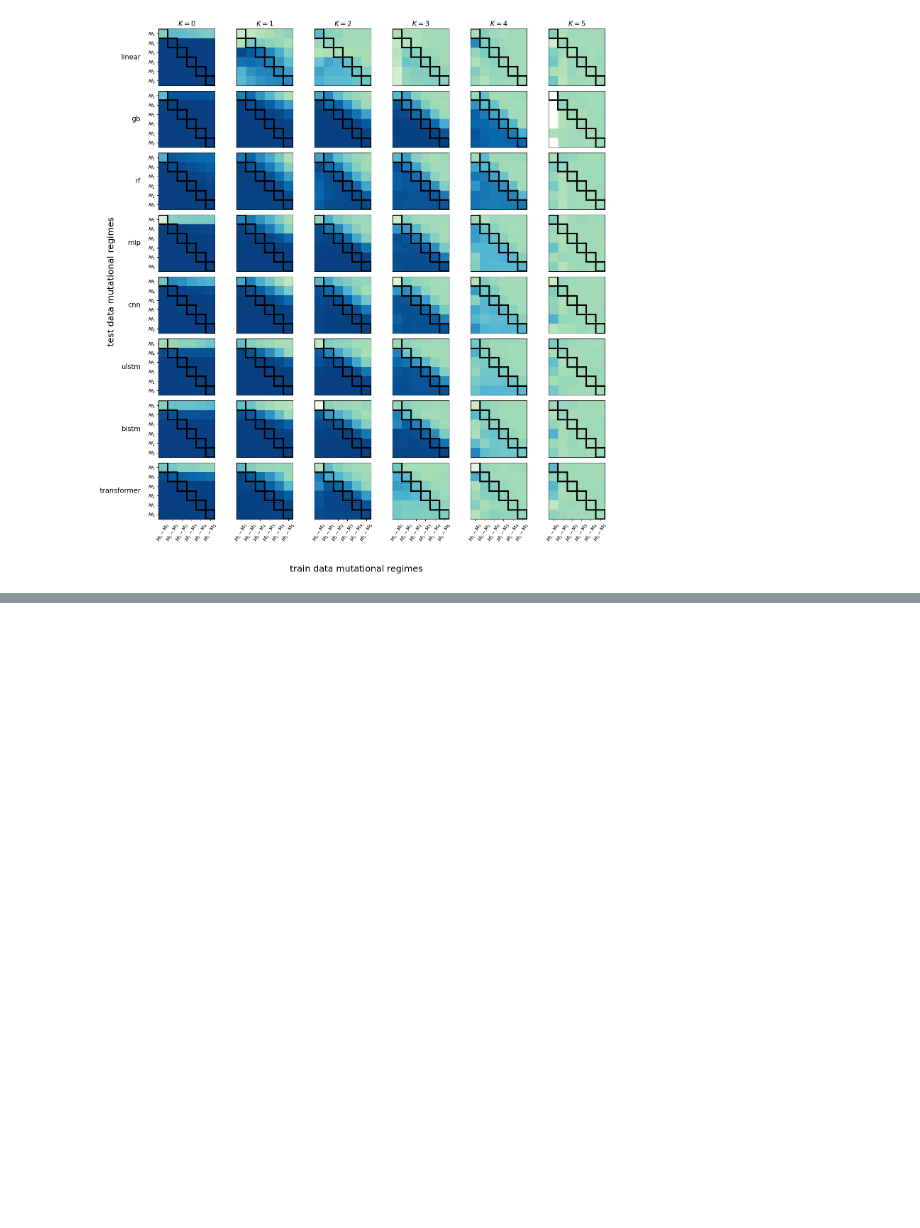
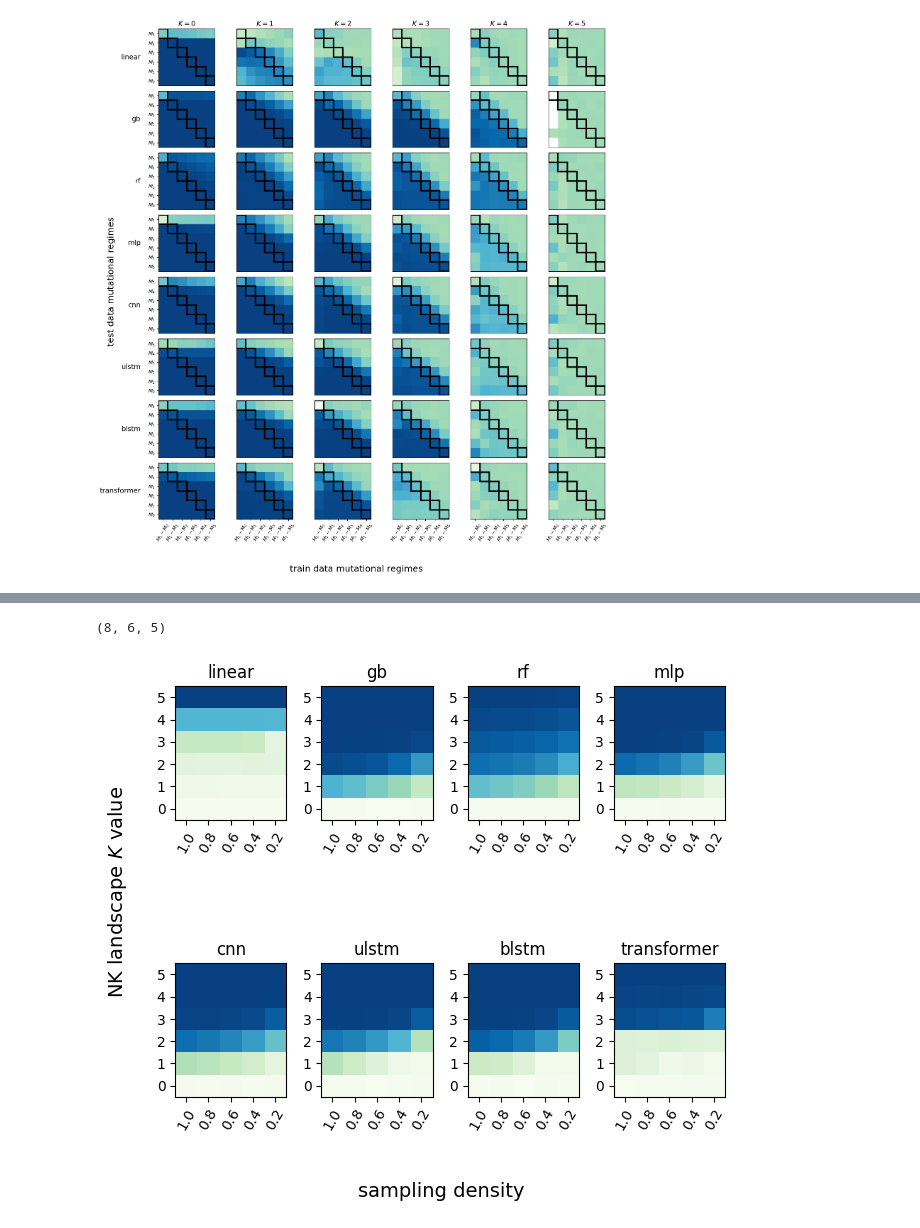
Before and after one commit to RSCJacksonLab/nk-ml, a Jupyter notebook: notebooks/extrapolation_ablation_visualisation.ipynb, the cells around one changed output, grey strips where cells are left out. Saved outputs shown, nothing was run; the diff lists cells and outputs as text; code cells hidden in the pictures; blank space fills up the shorter version.

Commit message:
ablation data visualisation

```diff
--- a/notebooks/extrapolation_visualisation.ipynb
+++ b/notebooks/extrapolation_ablation_visualisation.ipynb
@@ -118,0 +136,80 @@ plt.savefig('../figures/extrapolation_NK.png')
+# %%
+#load data
+with open('../results/ablation_results_NK.pkl', 'rb') as file:
+    abl_results = pickle.load(file)
+# %%
+abl_pearson_results = np.zeros((8,6,4,5))
+# %%
+for model_index, model in enumerate(models):
+    for k_index, k_value in enumerate(abl_results[model].keys()):
+        for repl_index, replicate in enumerate(abl_results[model][k_value].keys()):
+            for density_ind, density in enumerate(abl_results[model][k_value][replicate].keys()):
+                abl_pearson_results[model_index][k_index][repl_index][density_ind] = abl_results[model][k_value][replicate][density][0]['test']['pearson_r']
+# %%
+abl_prsn_res_means = np.mean(abl_pearson_results, axis=2)
+abl_prsn_res_std   = np.std(abl_pearson_results, axis=2)
+# %%
+abl_prsn_res_means.shape
+# %% [output]
+(8, 6, 5)
+# %%
+fig, ax = plt.subplots(nrows=2, ncols=4, figsize = (6, 6))
+
+
+
+k=0
+for i in range(abl_prsn_res_means.shape[0]):
+    if i<4:
+        j=0
+    else:
+        j=1
+    if i==4:
+        k=0
+
+    data = abl_prsn_res_means[i]
+    #print(data.shape)
+    ax[j,k].imshow(abl_prsn_res_means[i],
+                cmap='GnBu',
+                vmin=np.nanmin(abl_prsn_res_means),
+                vmax=np.nanmax(abl_prsn_res_means))
+    ax[j,k].set_title(models[i])
+
+    k+=1
+
+#do x-axis labels
+#do x-axis labels
+x_ticks = [1.0, 0.8, 0.6, 0.4, 0.2]
+for col_idx, axis in enumerate(ax.flatten()):
+    tick_labels = x_ticks
+    axis.set_xticks(range(5))  # Set 6 tick positions
+    axis.set_xticklabels(tick_labels,
+                         rotation=60,
+                         fontsize=10)
+
+y_ticks = range(6)
+for row_idx, axis in enumerate(ax.flatten()):
+    tick_labels = reversed(y_ticks)
+    axis.set_yticks(range(6))
+    axis.set_yticklabels(tick_labels,
+                         rotation=0,
+                         fontsize=10)
+
+fig.text(-0.04, 0.5,
+         'NK landscape $K$ value',
+         ha='center',
+         va='center',
+         rotation='vertical',
+         fontsize=14)
+
+fig.text(0.5, -0.0,
+         'sampling density',
+         ha='center',
+         va='center',
+         fontsize=14)
+
+fig.tight_layout()
+
+plt.savefig('../figures/ablation_NK.svg')
+plt.savefig('../figures/ablation_NK.png')
+# %% [output]
+[figure, added]
```
Also changed, not shown: parts of 9 cells of this notebook, 2 other files.
